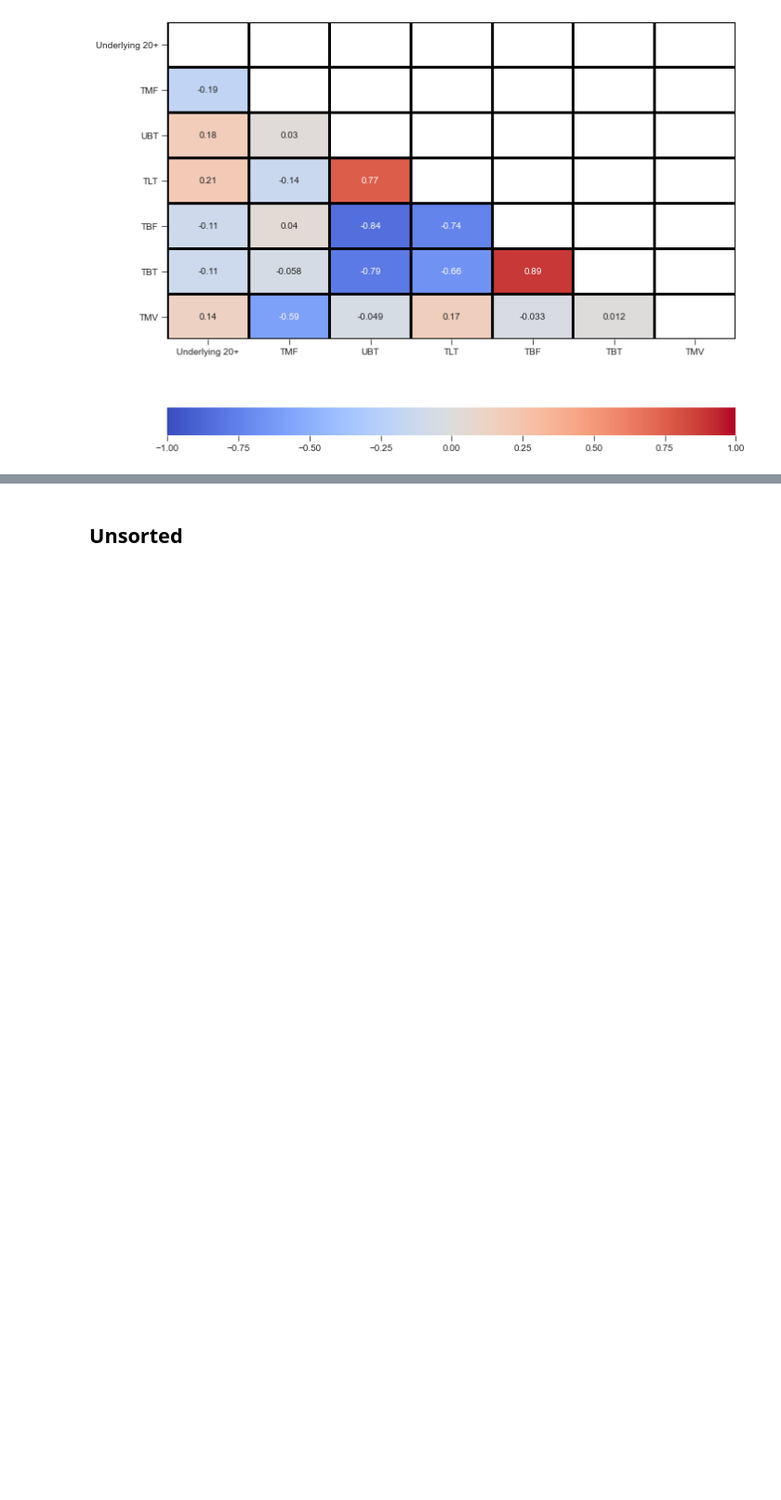
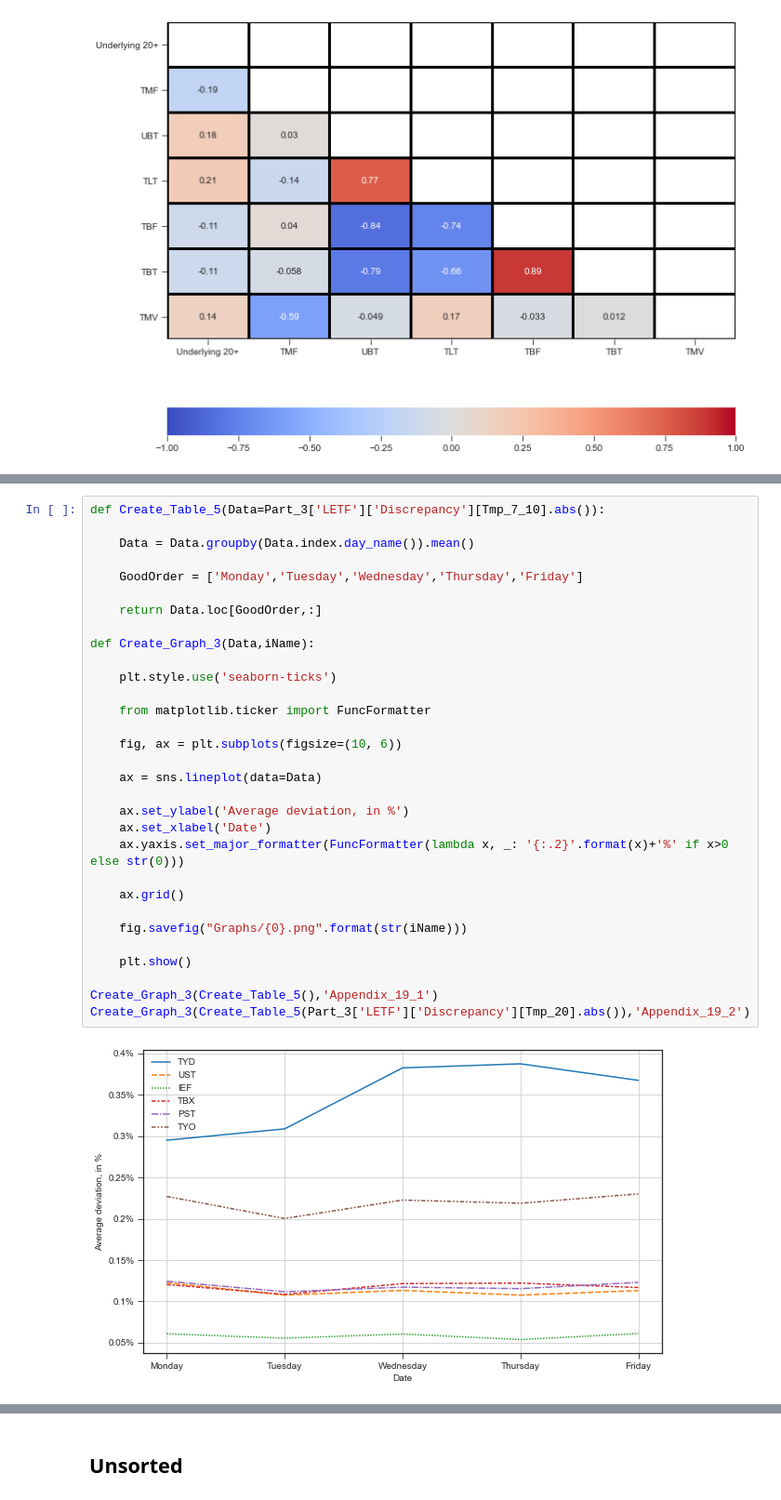
Before and after one commit to Bagirov-lab/AMP, a Jupyter notebook: AMP.ipynb, the cells around one changed output, grey strips where cells are left out. Shown at 93% size. Drawn from its saved outputs; the diff is of its cells as text; blank space fills up the shorter version.

```diff
--- a/AMP.ipynb
+++ b/AMP.ipynb
@@ -757,0 +793,33 @@ for app in ['App_16_1','App_16_2']:
+# %%
+def Create_Table_5(Data=Part_3['LETF']['Discrepancy'][Tmp_7_10].abs()):
+
+    Data = Data.groupby(Data.index.day_name()).mean()
+
+    GoodOrder = ['Monday','Tuesday','Wednesday','Thursday','Friday']
+
+    return Data.loc[GoodOrder,:]
+
+def Create_Graph_3(Data,iName):
+
+    plt.style.use('seaborn-ticks')
+
+    from matplotlib.ticker import FuncFormatter
+
+    fig, ax = plt.subplots(figsize=(10, 6))
+
+    ax = sns.lineplot(data=Data)
+
+    ax.set_ylabel('Average deviation, in %')
+    ax.set_xlabel('Date')
+    ax.yaxis.set_major_formatter(FuncFormatter(lambda x, _: '{:.2}'.format(x)+'%' if x>0  else str(0)))
+
+    ax.grid()
+
+    fig.savefig("Graphs/{0}.png".format(str(iName)))
+
+    plt.show()
+
+Create_Graph_3(Create_Table_5(),'Appendix_19_1')
+Create_Graph_3(Create_Table_5(Part_3['LETF']['Discrepancy'][Tmp_20].abs()),'Appendix_19_2')
+# %% [output]
+[figure, added]
```
Also changed, not shown: parts of 3 cells of this notebook, 13 other files.
